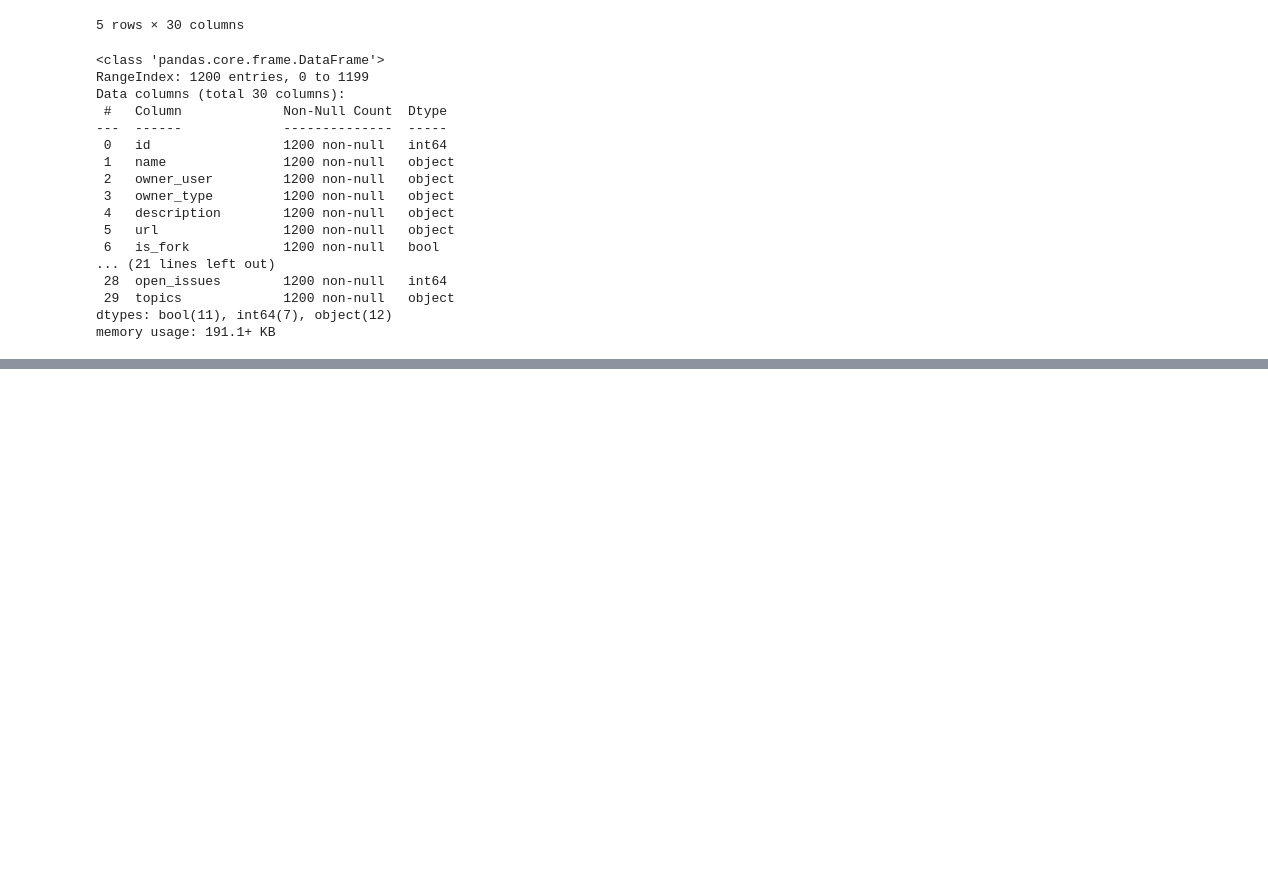
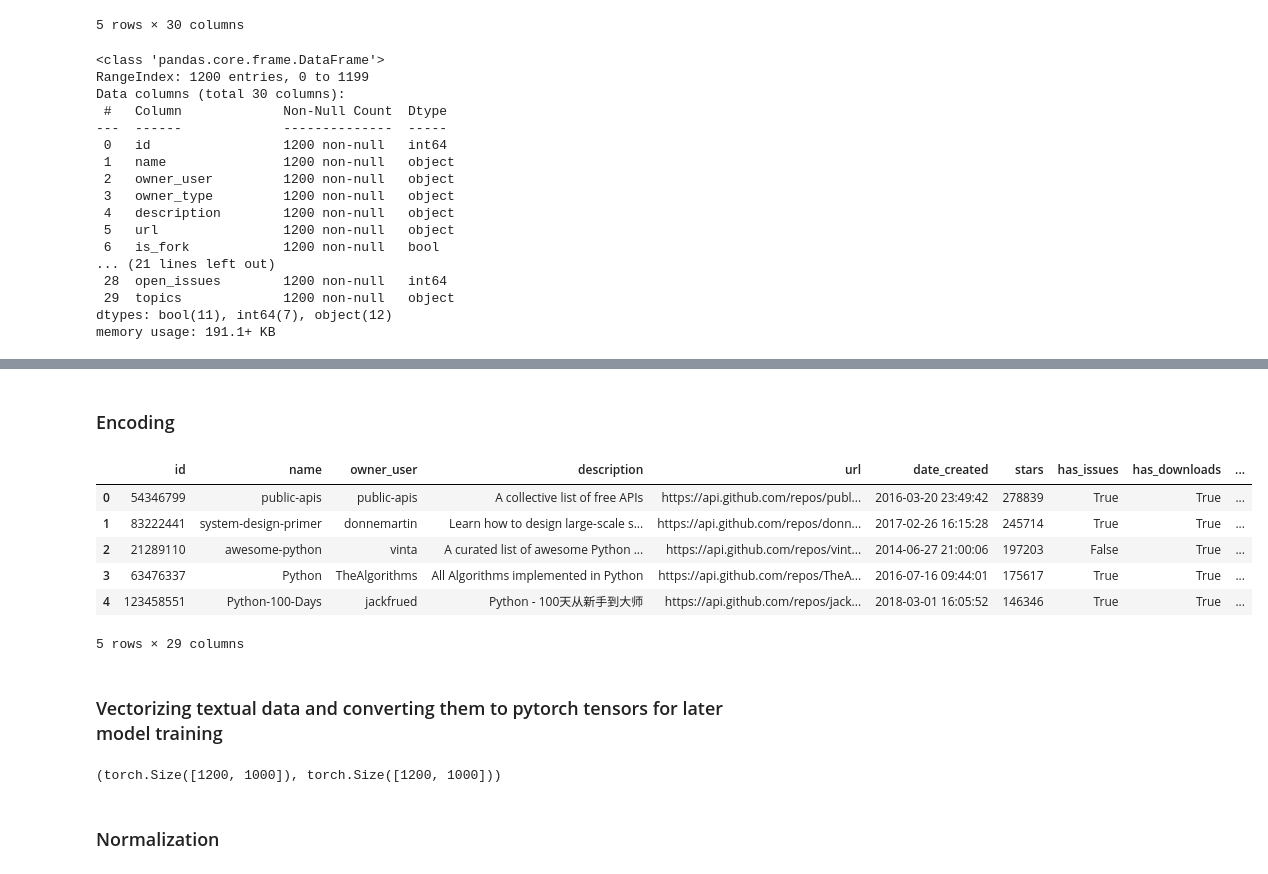
Before and after one commit to RecandChat/CodeCompass, a Jupyter notebook: monkelib/modelling_repos.ipynb, the cells around one changed output, grey strips where cells are left out. Cells and saved outputs as stored; diff of their text form; code cells hidden in the pictures; blank space fills up the shorter version.

Commit message:
implemented test reco model

```diff
--- a/monkelib/modelling_repos.ipynb
+++ b/monkelib/modelling_repos.ipynb
@@ -71,0 +99,20 @@ plt.show()
+# %%
+from datetime import datetime
+
+# Converting 'date_created' from object type to datetime
+df['date_created'] = pd.to_datetime(df['date_created'])
+
+# Defining current_date as timezone-naive
+current_date = pd.to_datetime("now").tz_localize(None)
+
+# Ensuring 'date_created' is also timezone-naive
+df['date_created'] = df['date_created'].dt.tz_localize(None)
+
+# Recalculating the age of the repository
+df['repo_age_days'] = (current_date - df['date_created']).dt.days
+
+# Converting 'repo_age_days' to a PyTorch tensor
+repo_age_days_tensor = torch.tensor(df['repo_age_days'].values)
+
+# Displaying the first few rows of the dataframe with the new column and the shape of the tensor
+df[['name', 'date_created', 'repo_age_days']].head(), repo_age_days_tensor.shape
@@ -71,0 +127,9 @@ plt.show()
+# %%
+# Calculating the age of the repository in years
+df['repo_age_years'] = df['repo_age_days'] / 365.25
+
+# Converting 'repo_age_years' to a PyTorch tensor
+repo_age_years_tensor = torch.tensor(df['repo_age_years'].values)
+
+# Displaying the first few rows of the dataframe with the new column and the shape of the tensor
+df[['name', 'date_created', 'repo_age_days', 'repo_age_years']].head(), repo_age_years_tensor.shape
@@ -71,0 +144,6 @@ plt.show()
+# %%
+# Removing the 'repo_age_days' column and keeping only the 'repo_age_years' column
+df.drop('repo_age_days', axis=1, inplace=True)
+
+# Displaying the first few rows of the dataframe with the 'repo_age_years' column
+df[['name', 'date_created', 'repo_age_years']].head()
@@ -71,0 +157,43 @@ plt.show()
+# %% [markdown]
+### Encoding
+# %%
+# One-hot encoding of categorical variables
+categorical_columns = ['language']
+df = pd.get_dummies(df, columns=categorical_columns)
+df.head()
+# %% [output]
+|  | id | name | owner_user | description | url | date_created | stars | has_issues | has_downloads | ... |
+| 0 | 54346799 | public-apis | public-apis | A collective list of free APIs | https://api.github.com/repos/publ... | 2016-03-20 23:49:42 | 278839 | True | True | ... |
+| 1 | 83222441 | system-design-primer | donnemartin | Learn how to design large-scale s... | https://api.github.com/repos/donn... | 2017-02-26 16:15:28 | 245714 | True | True | ... |
+| 2 | 21289110 | awesome-python | vinta | A curated list of awesome Python ... | https://api.github.com/repos/vint... | 2014-06-27 21:00:06 | 197203 | False | True | ... |
+| 3 | 63476337 | Python | TheAlgorithms | All Algorithms implemented in Python | https://api.github.com/repos/TheA... | 2016-07-16 09:44:01 | 175617 | True | True | ... |
+| 4 | 123458551 | Python-100-Days | jackfrued | Python - 100天从新手到大师 | https://api.github.com/repos/jack... | 2018-03-01 16:05:52 | 146346 | True | True | ... |
+5 rows × 29 columns
+# %% [markdown]
+### Vectorizing textual data and converting them to pytorch tensors for later model training
+# %%
+from sklearn.feature_extraction.text import TfidfVectorizer
+
+# Initializing TF-IDF Vectorizer
+tfidf_vectorizer = TfidfVectorizer(max_features=1000, stop_words='english')
+
+# Applying TF-IDF to 'description' column
+tfidf_description = tfidf_vectorizer.fit_transform(df['description']).toarray()
+
+# Since 'topics' is a list of topics, we need to process it into a single string per row before applying TF-IDF
+# Joining the topics into a single string per row
+df['topics_joined'] = df['topics'].apply(lambda x: ' '.join(eval(x)))
+
+# Applying TF-IDF to 'topics_joined' column
+tfidf_topics = tfidf_vectorizer.fit_transform(df['topics_joined']).toarray()
+
+# Converting TF-IDF results to PyTorch tensors
+tfidf_description_tensor = torch.tensor(tfidf_description)
+tfidf_topics_tensor = torch.tensor(tfidf_topics)
+
+# Displaying the shape of the tensors
+tfidf_description_tensor.shape, tfidf_topics_tensor.shape
+# %% [output]
+(torch.Size([1200, 1000]), torch.Size([1200, 1000]))
+# %% [markdown]
+### Normalization
```
Also changed, not shown: parts of 17 cells of this notebook.
